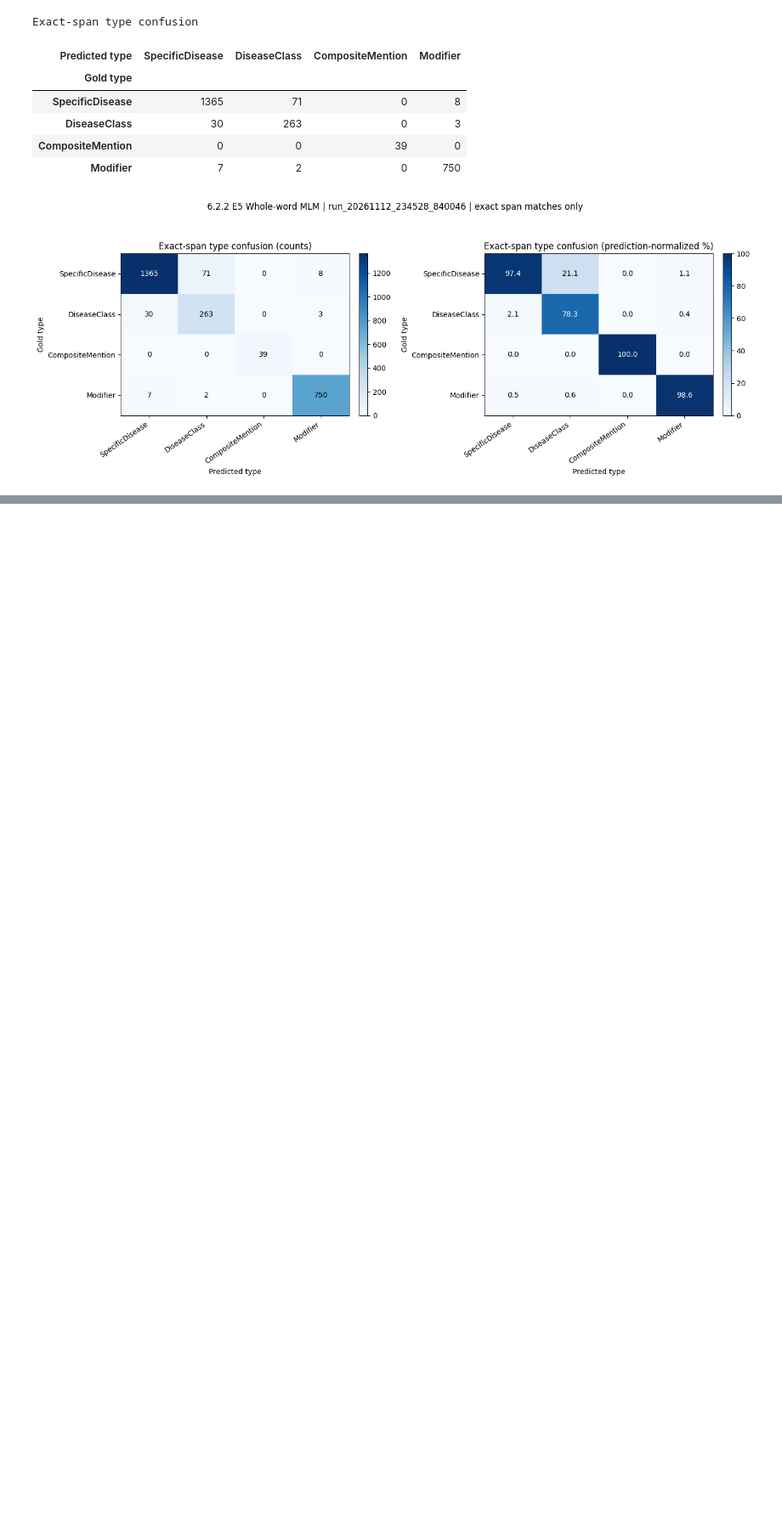
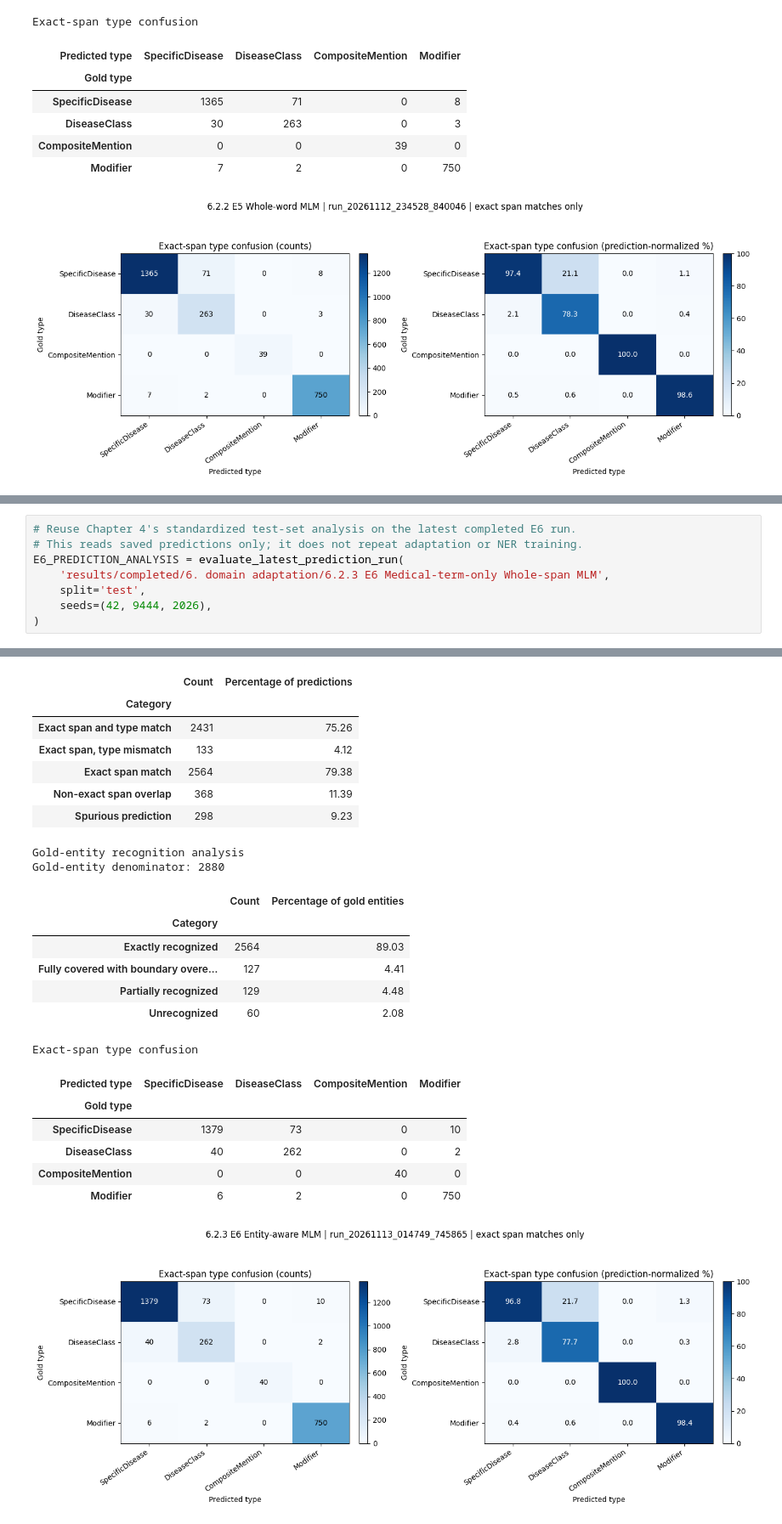
Before and after one commit to Edric-D/MedNLP_Research, a Jupyter notebook: MedNLP_research.ipynb, the cells around one changed output, grey strips where cells are left out. Shown at 85% size. Cells and saved outputs as stored; diff of their text form; blank space fills up the shorter version.

```diff
--- a/MedNLP_research.ipynb
+++ b/MedNLP_research.ipynb
@@ -6582,0 +6599,9 @@ E6 per-type metrics
+# %%
+# Reuse Chapter 4's standardized test-set analysis on the latest completed E6 run.
+# This reads saved predictions only; it does not repeat adaptation or NER training.
+E6_PREDICTION_ANALYSIS = evaluate_latest_prediction_run(
+    'results/completed/6. domain adaptation/6.2.3 E6 Medical-term-only Whole-span MLM',
+    split='test',
+    seeds=(42, 9444, 2026),
+)
+# %% [output]
@@ -6583,3 +6612,26 @@ E6 per-type metrics
+|  | Count | Percentage of predictions |
+| Category |  |  |
+| Exact span and type match | 2431 | 75.26 |
+| Exact span, type mismatch | 133 | 4.12 |
+| Exact span match | 2564 | 79.38 |
+| Non-exact span overlap | 368 | 11.39 |
+| Spurious prediction | 298 | 9.23 |
+Gold-entity recognition analysis
+Gold-entity denominator: 2880
+|  | Count | Percentage of gold entities |
+| Category |  |  |
+| Exactly recognized | 2564 | 89.03 |
+| Fully covered with boundary overe... | 127 | 4.41 |
+| Partially recognized | 129 | 4.48 |
+| Unrecognized | 60 | 2.08 |
+Exact-span type confusion
+| Predicted type | SpecificDisease | DiseaseClass | CompositeMention | Modifier |
+| Gold type |  |  |  |  |
+| SpecificDisease | 1379 | 73 | 0 | 10 |
+| DiseaseClass | 40 | 262 | 0 | 2 |
+| CompositeMention | 0 | 0 | 40 | 0 |
+| Modifier | 6 | 2 | 0 | 750 |
+[figure, added]
 # %% [markdown]
 #### 6.2.4 E7 — Entity-aware Span Boundary Objective + Full NER
 
```
Also changed, not shown: parts of 7 cells of this notebook, 1 other file.
